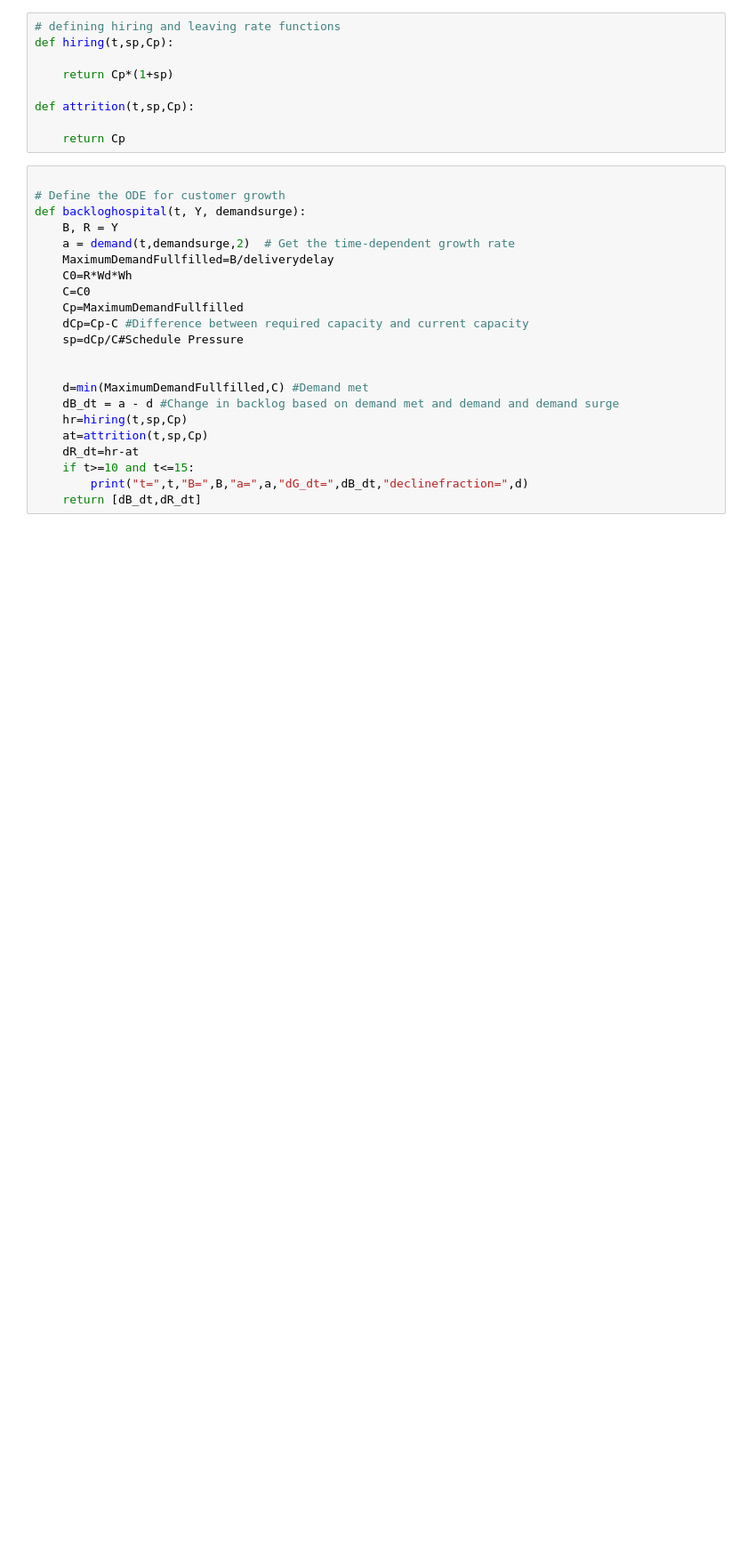
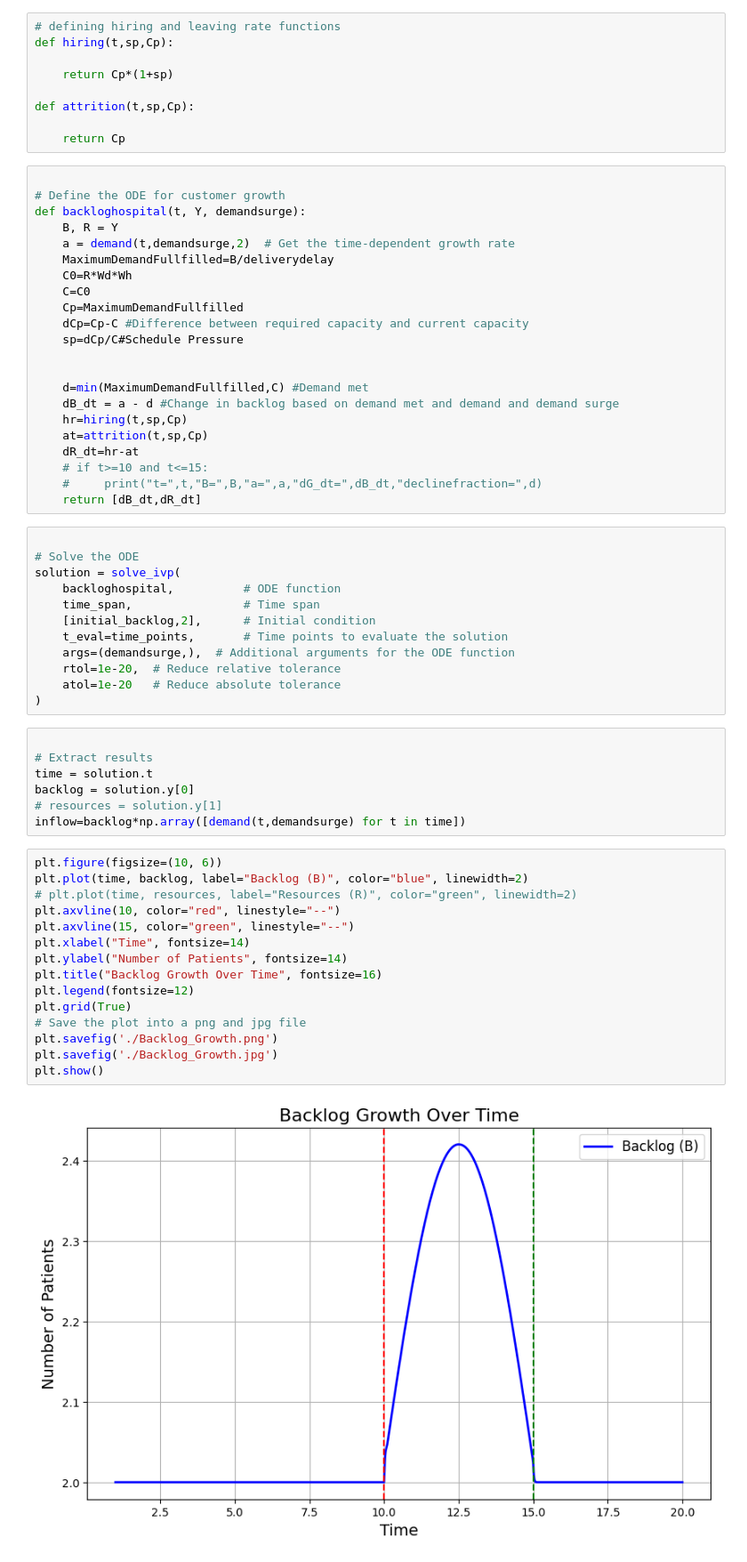
Before and after one commit to shakir507/BacklogModels, a Jupyter notebook: ServiceBacklogModel.ipynb, the cells around one changed output. Shown at 89% size. Cells and saved outputs as stored; diff of their text form; blank space fills up the shorter version.

```diff
--- a/ServiceBacklogModel.ipynb
+++ b/ServiceBacklogModel.ipynb
@@ -96,6 +96,42 @@ def backloghospital(t, Y, demandsurge):
     hr=hiring(t,sp,Cp)
     at=attrition(t,sp,Cp)
     dR_dt=hr-at
-    if t>=10 and t<=15:
-        print("t=",t,"B=",B,"a=",a,"dG_dt=",dB_dt,"declinefraction=",d)
+    # if t>=10 and t<=15:
+    #     print("t=",t,"B=",B,"a=",a,"dG_dt=",dB_dt,"declinefraction=",d)
     return [dB_dt,dR_dt]
+# %%
+
+# Solve the ODE
+solution = solve_ivp(
+    backloghospital,          # ODE function
+    time_span,                # Time span
+    [initial_backlog,2],      # Initial condition
+    t_eval=time_points,       # Time points to evaluate the solution
+    args=(demandsurge,),  # Additional arguments for the ODE function
+    rtol=1e-20,  # Reduce relative tolerance
+    atol=1e-20   # Reduce absolute tolerance
+)
+# %%
+
+# Extract results
+time = solution.t
+backlog = solution.y[0]
+# resources = solution.y[1]
+inflow=backlog*np.array([demand(t,demandsurge) for t in time])
+# %%
+plt.figure(figsize=(10, 6))
+plt.plot(time, backlog, label="Backlog (B)", color="blue", linewidth=2)
+# plt.plot(time, resources, label="Resources (R)", color="green", linewidth=2)
+plt.axvline(10, color="red", linestyle="--")
+plt.axvline(15, color="green", linestyle="--")
+plt.xlabel("Time", fontsize=14)
+plt.ylabel("Number of Patients", fontsize=14)
+plt.title("Backlog Growth Over Time", fontsize=16)
+plt.legend(fontsize=12)
+plt.grid(True)
+# Save the plot into a png and jpg file
+plt.savefig('./Backlog_Growth.png')
+plt.savefig('./Backlog_Growth.jpg')
+plt.show()
+# %% [output]
+[figure, added]
```
